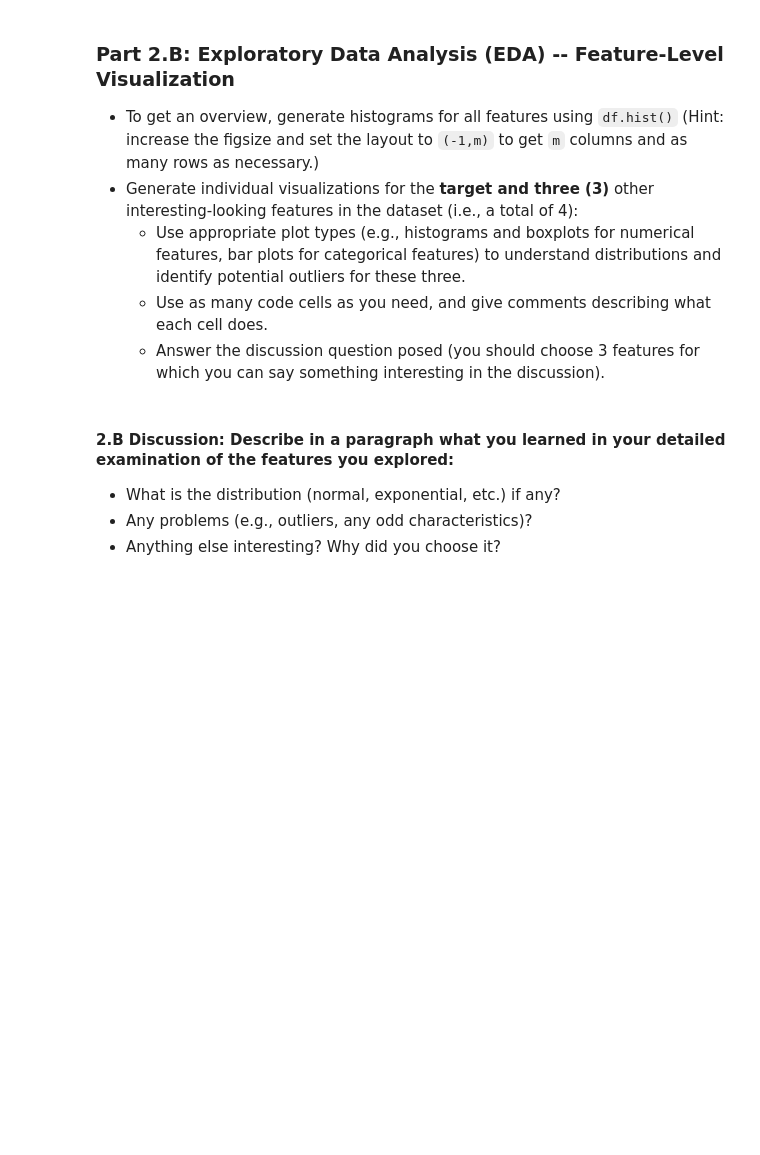
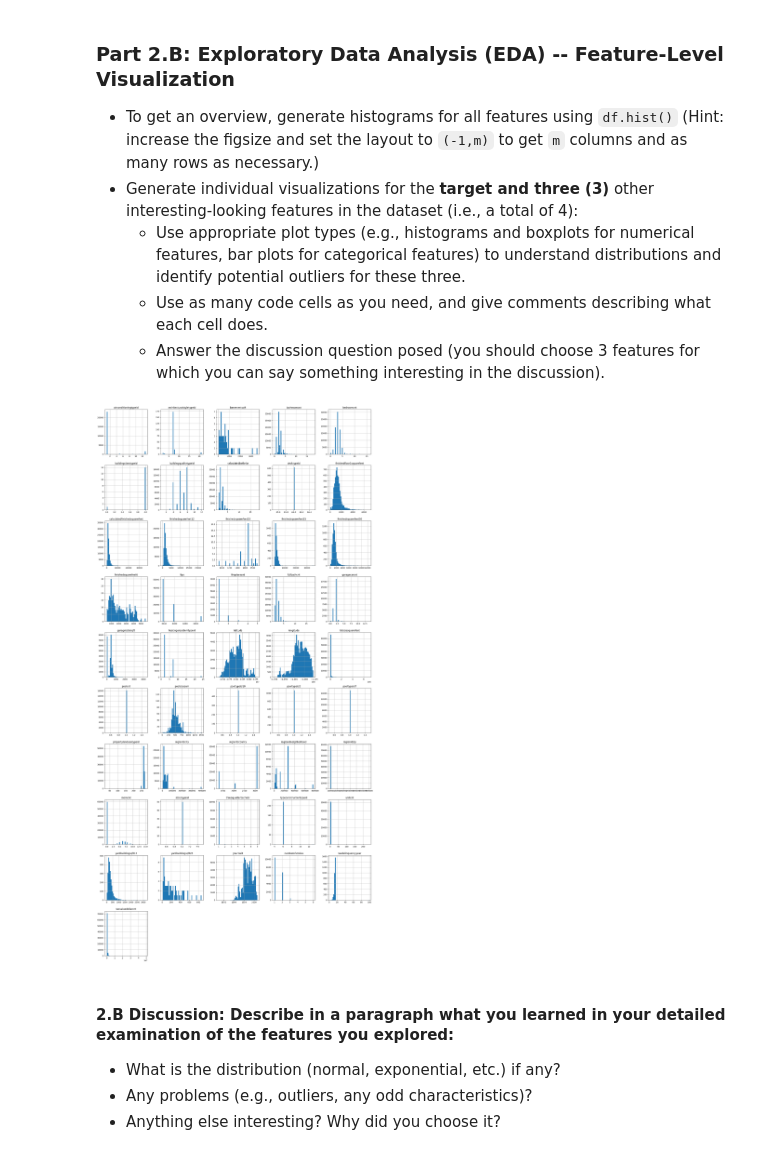
Before and after one commit to Smi7hey13/OMDS603, a Jupyter notebook: Module-3-Assignments-main/Milestone_01.ipynb, the cells around one changed output. Saved outputs shown, nothing was run; the diff lists cells and outputs as text; code cells hidden in the pictures; blank space fills up the shorter version.

```diff
--- a/Module-3-Assignments-main/Milestone_01.ipynb
+++ b/Module-3-Assignments-main/Milestone_01.ipynb
@@ -151,3 +150,5 @@ AFTER doing your EDA, come back and answer each of the following 3 questions in
 **Note:** The **target** is the last column `'taxvaluedollarcnt'` -- pay particular attention to this during the EDA process.
 
 Hint: Just use `.head()`, `.info()`, and `.nunique()`.
+# %%
+df = pd.read_csv("zillow_dataset.csv")
@@ -169,6 +299,12 @@ Hint: Just use `.head()`, `.info()`, and `.nunique()`.
     - Use appropriate plot types (e.g., histograms and boxplots for numerical features, bar plots for categorical features) to understand distributions and identify potential outliers for these three.
     - Use as many code cells as you need, and give comments describing what each cell does.
     - Answer the discussion question posed (you should choose 3 features for which you can say something interesting in the discussion).
+# %%
+df.hist(figsize=(20, 40), layout=(-1, 5), bins=50)
+plt.tight_layout()
+plt.show()
+# %% [output]
+[figure, added]
 # %% [markdown]
 #### **2.B Discussion:** Describe in a paragraph what you learned in your detailed examination of the features you explored:
 - What is the distribution (normal, exponential, etc.) if any?
```
Also changed, not shown: parts of 7 cells of this notebook.
